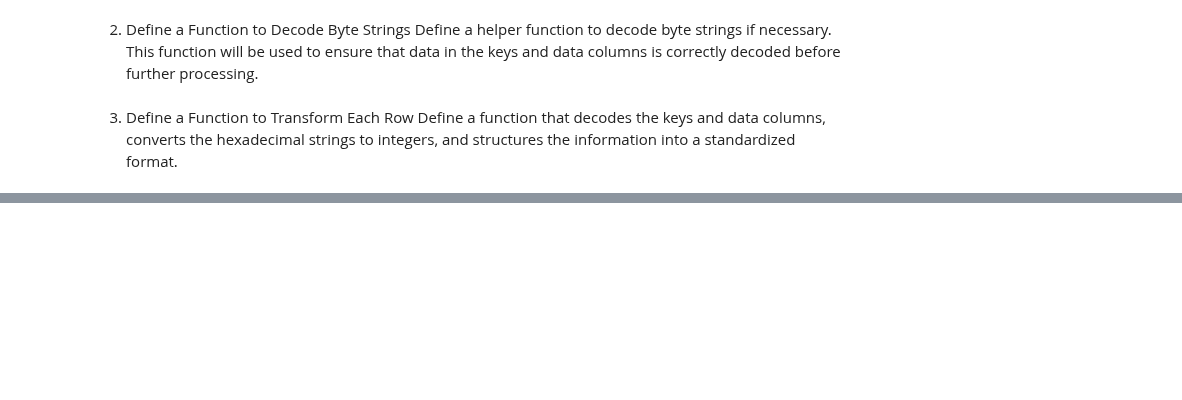
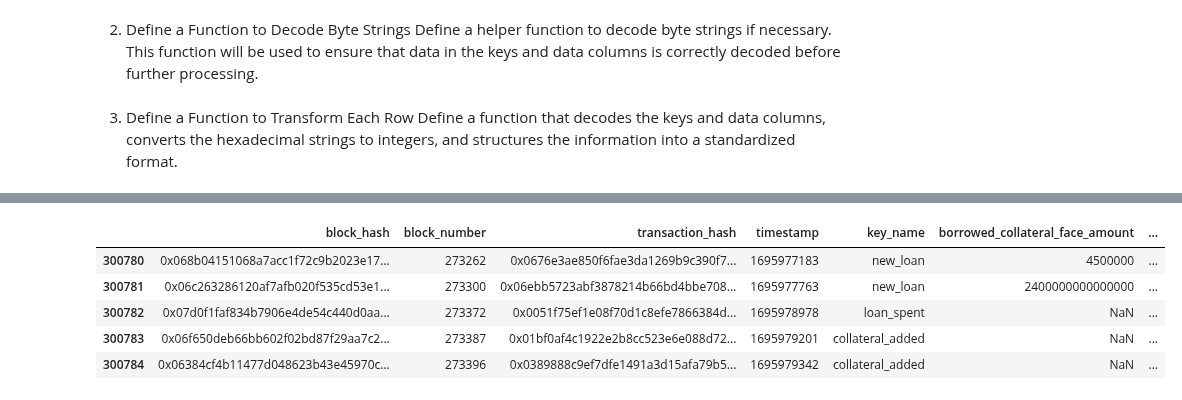
Before and after one commit to CarmineOptions/derisk-research, a Jupyter notebook: notebooks/standardize_events_data.ipynb, the cells around one changed output, grey strips where cells are left out. Saved outputs shown, nothing was run; the diff lists cells and outputs as text; code cells hidden in the pictures; blank space fills up the shorter version.

```diff
--- a/notebooks/standardize_events_data.ipynb
+++ b/notebooks/standardize_events_data.ipynb
@@ -82,0 +327,89 @@ standardized_df.head()
+# %%
+# Define a function to decode bytes, convert to list, and extract specific elements based on the event
+def extract_hashstack_v1(row):
+
+    def hex_to_int(hex_str):
+        return int(hex_str, 16)
+
+    try:
+        # Decode the bytes to a string and convert the string to an actual list
+        data_str = row['data'].decode('utf-8')
+        data_list = eval(data_str)
+
+        if row['key_name'] == 'new_loan':
+            return pd.Series({
+                'loan_id': hex_to_int(data_list[0]),
+                'user': data_list[1],
+                'collateral_loan_id': hex_to_int(data_list[12]),
+                'debt_token': data_list[2],
+                'debt_face_amount': hex_to_int(data_list[3]),
+                'borrowed_collateral_token': data_list[5],
+                'borrowed_collateral_face_amount': hex_to_int(data_list[6]),
+                'original_collateral_token': data_list[13],
+                'original_collateral_face_amount': hex_to_int(data_list[14])
+            })
+        elif row['key_name'] == 'loan_spent':
+            return pd.Series({
+                'old_loan_id': hex_to_int(data_list[0]),
+                'old_user': data_list[1],
+                'new_loan_id': data_list[12],
+                'new_user': data_list[13],
+                'new_debt_token': data_list[14],
+                'new_debt_face_amount': hex_to_int(data_list[15]),
+                'new_borrowed_collateral_token': data_list[17],
+                'new_borrowed_collateral_face_amount': data_list[18]
+            })
+        elif row['key_name'] == 'collateral_added':
+            return pd.Series({
+                'loan_id': hex_to_int(data_list[0]),
+                'original_collateral_token': data_list[1],
+                'original_collateral_face_amount': hex_to_int(data_list[2])
+            })
+        elif row['key_name'] == 'loan_repaid':
+            return pd.Series({
+                'old_loan_id': data_list[0],
+                'old_user': data_list[1],
+                'new_loan_id': hex_to_int(data_list[12]),
+                'new_user': data_list[13],
+                'new_collateral_loan_id': hex_to_int(data_list[24]),
+                'new_debt_token': data_list[14],
+                'new_debt_face_amount': hex_to_int(data_list[15]),
+                'new_borrowed_collateral_token': data_list[17],
+                'new_borrowed_collateral_face_amount': hex_to_int(data_list[18]),
+                'new_original_collateral_token': data_list[25],
+                'new_original_collateral_face_amount': hex_to_int(data_list[26])
+            })
+        elif row['key_name'] == 'loan_transfered':
+            return pd.Series({
+                'loan_id': hex_to_int(data_list[0]),
+                'old_user': data_list[1],
+                'new_user': data_list[2]
+            })
+        else:
+            return pd.Series()
+    except Exception as e:
+        # Handle any parsing errors
+        return pd.Series()
+
+# Filter the dataset for 'hashstack_v1' protocol
+hashstack_v1_data = df_events[df_events['Protocol'] == 'hashstack_v1']
+
+# Apply the extraction function to each row
+extracted_elements = hashstack_v1_data.apply(extract_hashstack_v1, axis=1)
+
+# Concatenate the extracted elements with the original dataframe
+standard_hashstack_v1 = pd.concat([hashstack_v1_data[['block_hash', 'block_number', 'transaction_hash', 'timestamp', 'key_name']], extracted_elements], axis=1)
+
+# Display the resulting dataframe
+standard_hashstack_v1.head()
+
+# Uncomment the following below to Save the resulting dataframe to a new CSV file
+# output_file_path = 'extracted_hashstack_v1_events.csv'
+# standard_hashstack_v1.to_csv(output_file_path, index=False)
+# %% [output]
+|  | block_hash | block_number | transaction_hash | timestamp | key_name | borrowed_collateral_face_amount | ... |
+| 300780 | 0x068b04151068a7acc1f72c9b2023e17... | 273262 | 0x0676e3ae850f6fae3da1269b9c390f7... | 1695977183 | new_loan | 4500000 | ... |
+| 300781 | 0x06c263286120af7afb020f535cd53e1... | 273300 | 0x06ebb5723abf3878214b66bd4bbe708... | 1695977763 | new_loan | 2400000000000000 | ... |
+| 300782 | 0x07d0f1faf834b7906e4de54c440d0aa... | 273372 | 0x0051f75ef1e08f70d1c8efe7866384d... | 1695978978 | loan_spent | NaN | ... |
+| 300783 | 0x06f650deb66bb602f02bd87f29aa7c2... | 273387 | 0x01bf0af4c1922e2b8cc523e6e088d72... | 1695979201 | collateral_added | NaN | ... |
+| 300784 | 0x06384cf4b11477d048623b43e45970c... | 273396 | 0x0389888c9ef7dfe1491a3d15afa79b5... | 1695979342 | collateral_added | NaN | ... |
```
Also changed, not shown: parts of 21 cells of this notebook.
